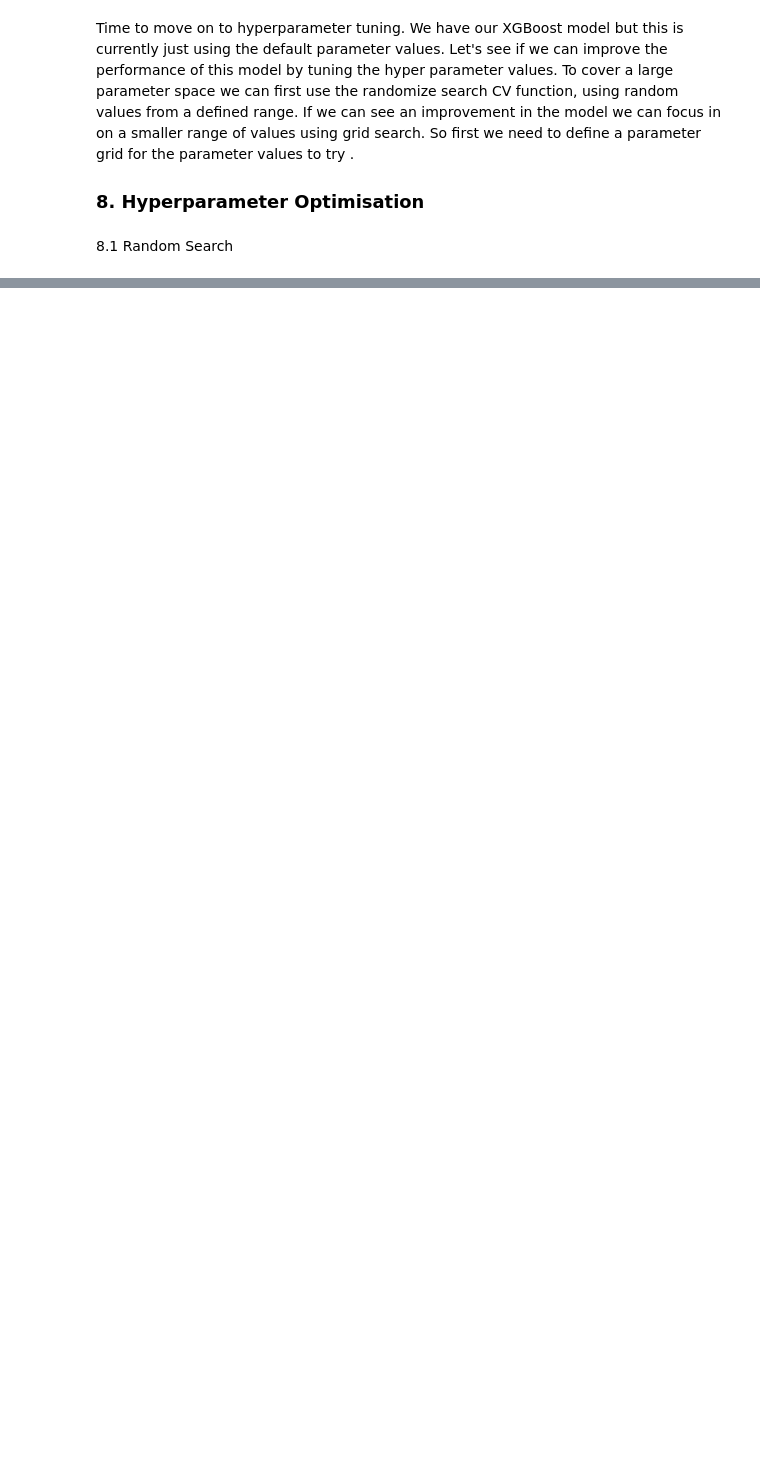
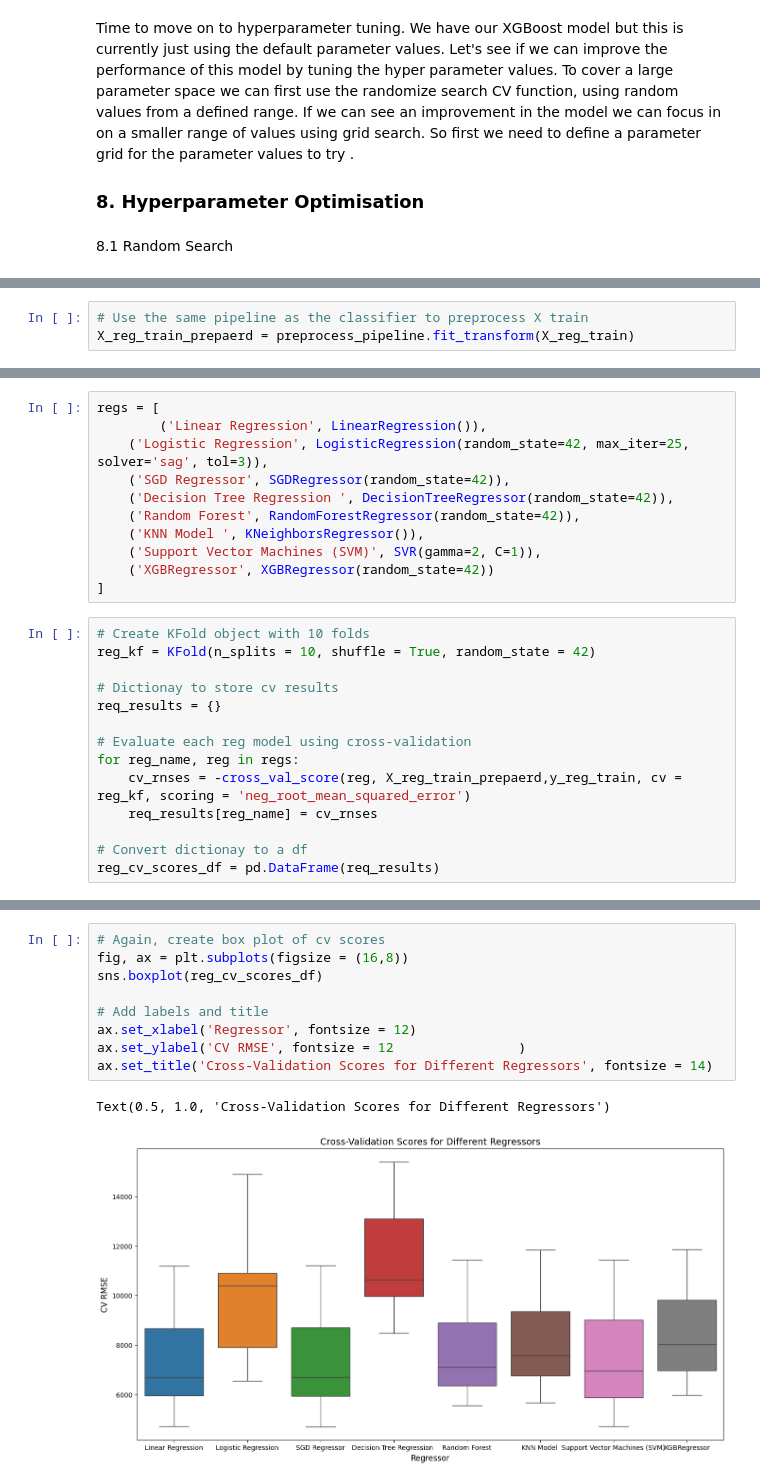
Before and after one commit to erikastats/ML, a Jupyter notebook: XGBoost_car_insurance_claim.ipynb, the cells around one changed output, grey strips where cells are left out. Cells and saved outputs as stored; diff of their text form; blank space fills up the shorter version.

```diff
--- a/XGBoost_car_insurance_claim.ipynb
+++ b/XGBoost_car_insurance_claim.ipynb
@@ -1056,0 +1139,3 @@ print(f'Best cross-validation score: {grid_search.best_score_}')
+# %%
+# Use the same pipeline as the classifier to preprocess X train
+X_reg_train_prepaerd = preprocess_pipeline.fit_transform(X_reg_train)
@@ -1056,0 +1144,25 @@ print(f'Best cross-validation score: {grid_search.best_score_}')
+# %%
+regs = [
+        ('Linear Regression', LinearRegression()),
+    ('Logistic Regression', LogisticRegression(random_state=42, max_iter=25, solver='sag', tol=3)),
+    ('SGD Regressor', SGDRegressor(random_state=42)),
+    ('Decision Tree Regression ', DecisionTreeRegressor(random_state=42)),
+    ('Random Forest', RandomForestRegressor(random_state=42)),
+    ('KNN Model ', KNeighborsRegressor()),
+    ('Support Vector Machines (SVM)', SVR(gamma=2, C=1)),
+    ('XGBRegressor', XGBRegressor(random_state=42))
+]
+# %%
+# Create KFold object with 10 folds
+reg_kf = KFold(n_splits = 10, shuffle = True, random_state = 42)
+
+# Dictionay to store cv results
+req_results = {}
+
+# Evaluate each reg model using cross-validation
+for reg_name, reg in regs:
+    cv_rnses = -cross_val_score(reg, X_reg_train_prepaerd,y_reg_train, cv = reg_kf, scoring = 'neg_root_mean_squared_error')
+    req_results[reg_name] = cv_rnses
+
+# Convert dictionay to a df
+reg_cv_scores_df = pd.DataFrame(req_results)
@@ -1056,0 +1171,12 @@ print(f'Best cross-validation score: {grid_search.best_score_}')
+# %%
+# Again, create box plot of cv scores
+fig, ax = plt.subplots(figsize = (16,8))
+sns.boxplot(reg_cv_scores_df)
+
+# Add labels and title
+ax.set_xlabel('Regressor', fontsize = 12)
+ax.set_ylabel('CV RMSE', fontsize = 12                )
+ax.set_title('Cross-Validation Scores for Different Regressors', fontsize = 14)
+# %% [output]
+Text(0.5, 1.0, 'Cross-Validation Scores for Different Regressors')
+[figure, added]
```
Also changed, not shown: parts of 33 cells of this notebook, 3 other files.
